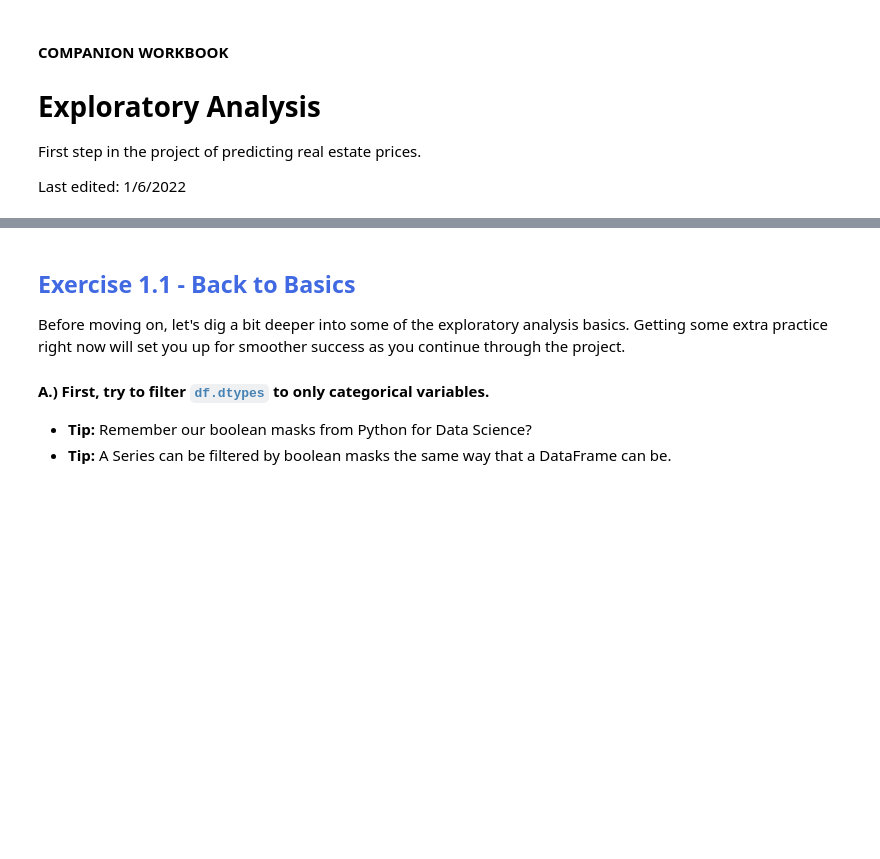
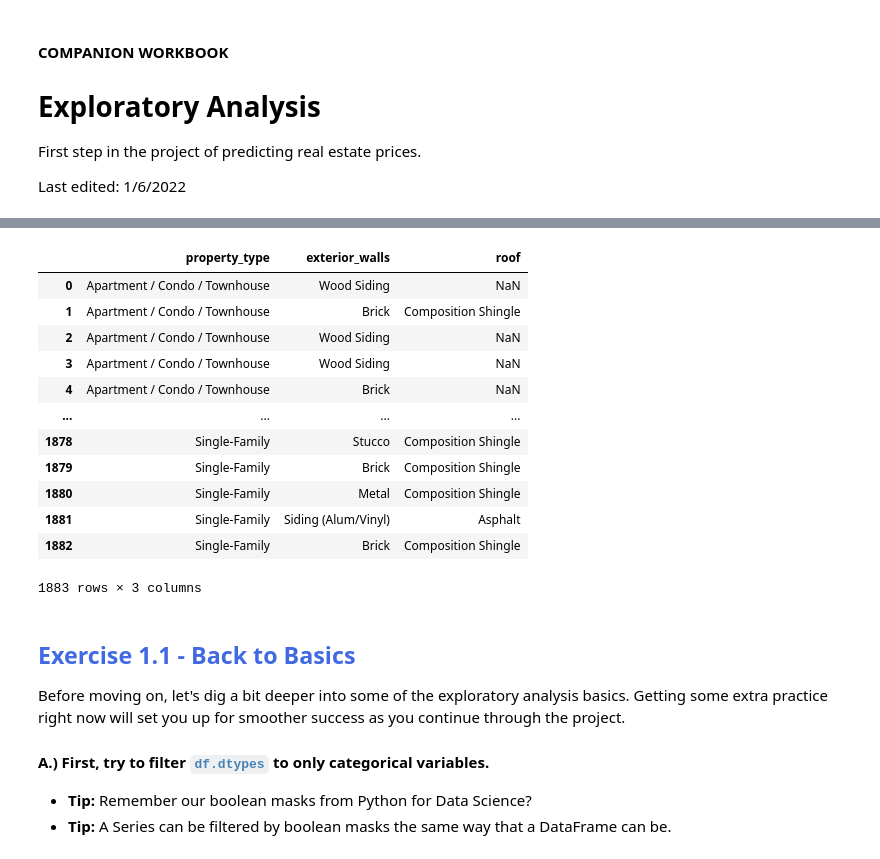
Before and after one commit to kairongchen/predict_real_estate_price, a Jupyter notebook: 1 - Workbook - Exploratory Analysis.ipynb, the cells around one changed output, grey strips where cells are left out. Cells and saved outputs as stored; diff of their text form; code cells hidden in the pictures; blank space fills up the shorter version.

```diff
--- a/1 - Workbook - Exploratory Analysis.ipynb
+++ b/1 - Workbook - Exploratory Analysis.ipynb
@@ -28,3 +39,19 @@ df = pd.read_csv('real_estate_data.csv')
+# %%
+df.loc[:,df.dtypes=='str']
+# %% [output]
+|  | property_type | exterior_walls | roof |
+| 0 | Apartment / Condo / Townhouse | Wood Siding | NaN |
+| 1 | Apartment / Condo / Townhouse | Brick | Composition Shingle |
+| 2 | Apartment / Condo / Townhouse | Wood Siding | NaN |
+| 3 | Apartment / Condo / Townhouse | Wood Siding | NaN |
+| 4 | Apartment / Condo / Townhouse | Brick | NaN |
+| ... | ... | ... | ... |
+| 1878 | Single-Family | Stucco | Composition Shingle |
+| 1879 | Single-Family | Brick | Composition Shingle |
+| 1880 | Single-Family | Metal | Composition Shingle |
+| 1881 | Single-Family | Siding (Alum/Vinyl) | Asphalt |
+| 1882 | Single-Family | Brick | Composition Shingle |
+1883 rows × 3 columns
 # %% [markdown]
 ## <span style="color:RoyalBlue">Exercise 1.1 - Back to Basics</span>
 
```
Also changed, not shown: parts of 15 cells of this notebook, 1 other file.
